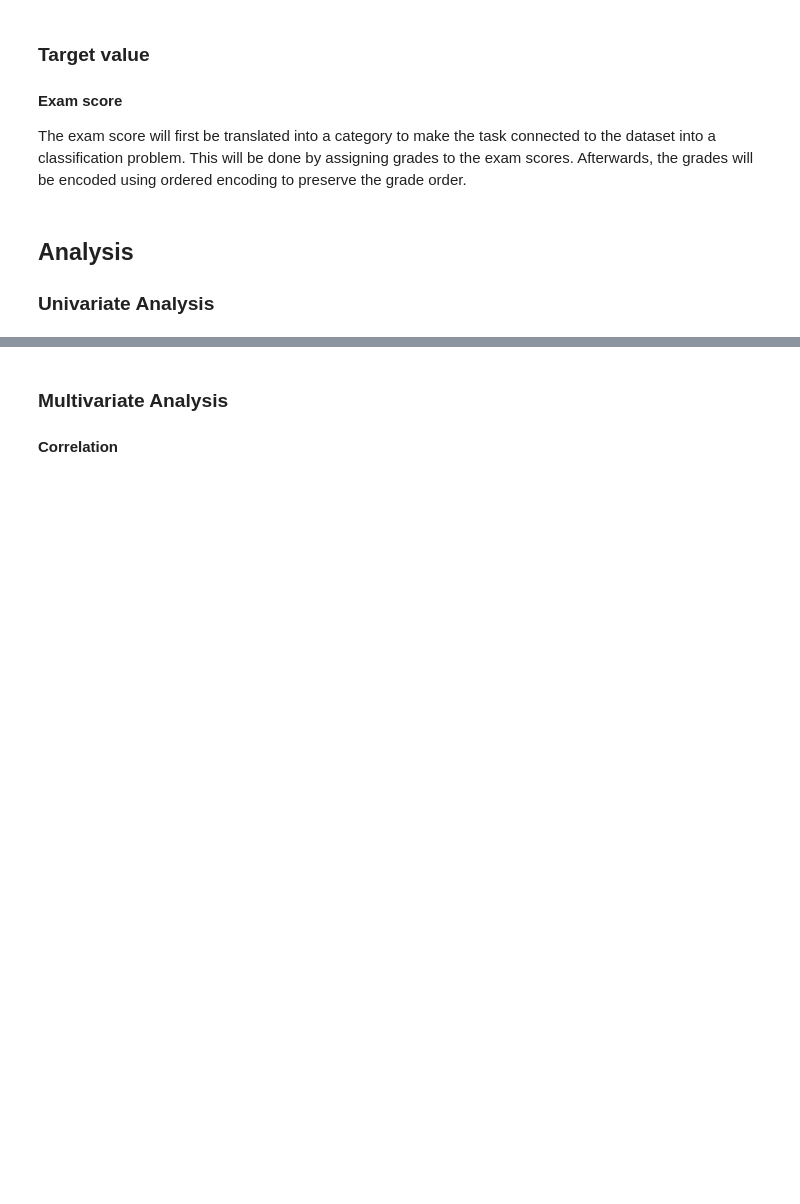
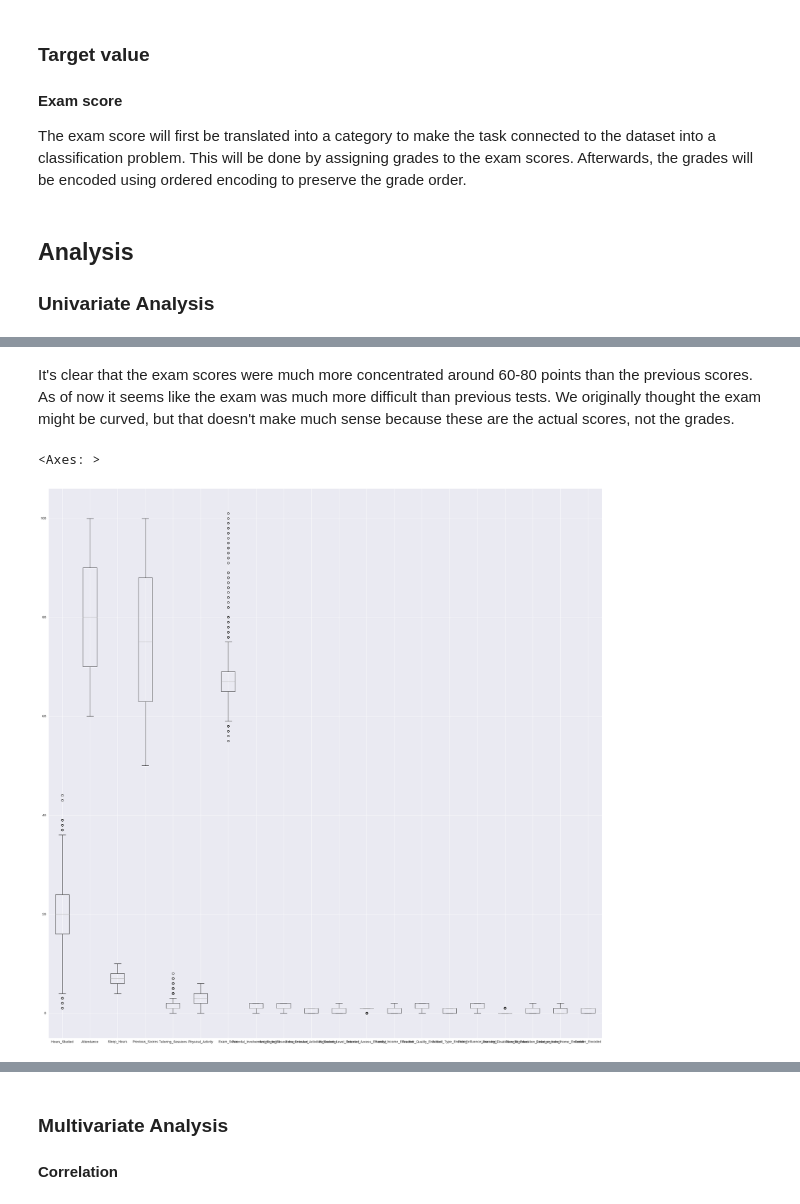
Before and after one commit to Wilbnil/Prakmas-2026, a Jupyter notebook: Oblig 1/Training and Evaluating Baseline Models.ipynb, the cells around one changed output, grey strips where cells are left out. Drawn from its saved outputs; the diff is of its cells as text; code cells hidden in the pictures; blank space fills up the shorter version.

```diff
--- a/Oblig 1/Training and Evaluating Baseline Models.ipynb
+++ b/Oblig 1/Training and Evaluating Baseline Models.ipynb
@@ -309,0 +448,9 @@ student_dataset[['Previous_Scores', 'Exam_Score']].hist()
+# %% [markdown]
+It's clear that the exam scores were much more concentrated around 60-80 points than the previous scores. As of now it seems like the exam was much more difficult than previous tests. We originally thought the exam might be curved, but that doesn't make much sense because these are the actual scores, not the grades.
+# %%
+#Plotting the boxplots for the dataset to see which ones are close in the distribution, then separating them into plots with fewer boxplots. We see that Attendance, Previous_Scores and Exam_Scores seem close, and Hours_Studied matches well with Sleep_Hours.
+fig, ax = plt.subplots(1,1,figsize=(30, 30))
+student_dataset.boxplot()
+# %% [output]
+<Axes: >
+[figure, added]
```
Also changed, not shown: parts of 28 cells of this notebook.
